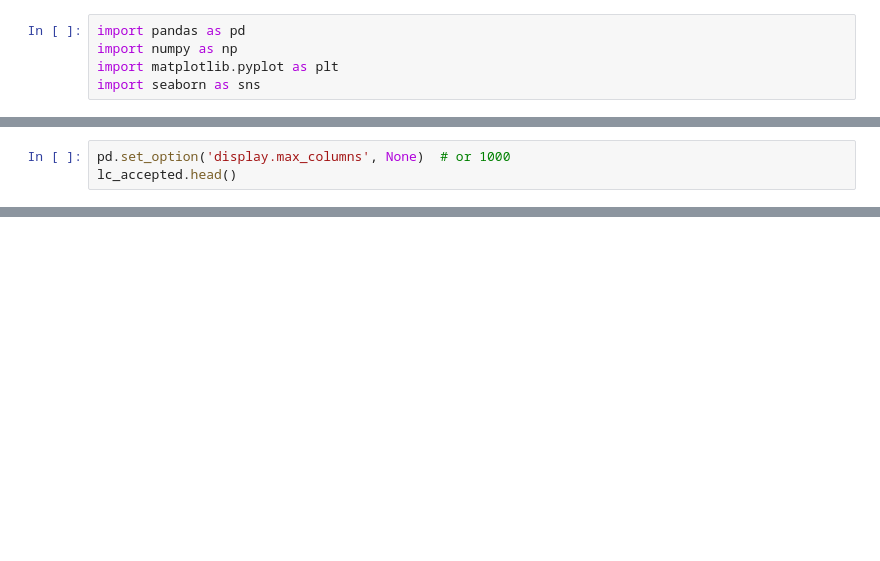
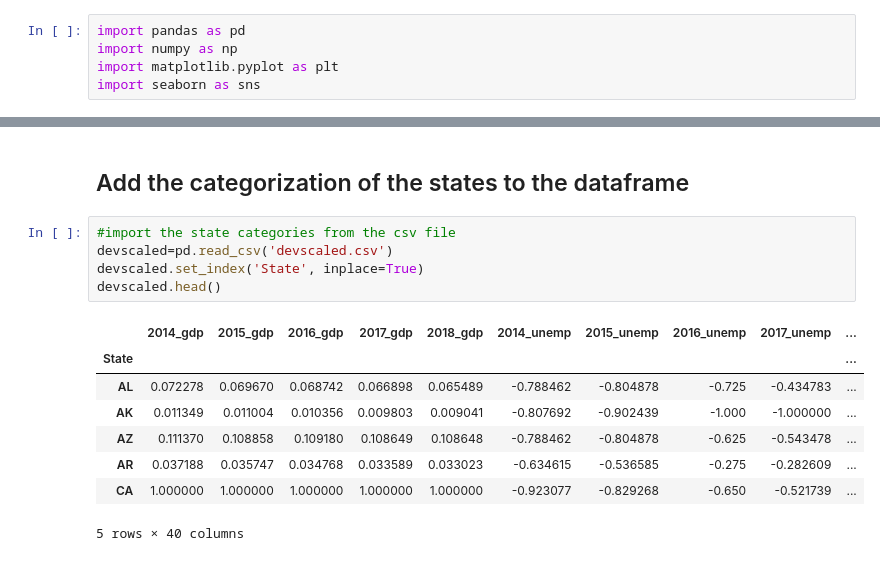
Before and after one commit to Ad1thya-R/CitadelSummerInvitational, a Jupyter notebook: Datathon/Experimentation.ipynb, the cells around one changed output, grey strips where cells are left out. Saved outputs shown, nothing was run; the diff lists cells and outputs as text; blank space fills up the shorter version.

```diff
--- a/Datathon/Experimentation.ipynb
+++ b/Datathon/Experimentation.ipynb
@@ -9,3 +20,0 @@ lc_rejected=pd.read_csv('lc_rejected_short.csv')
-# %%
-pd.set_option('display.max_columns', None)  # or 1000
-lc_accepted.head()
@@ -19 +161,17 @@ lc_accepted.head()
+# %% [markdown]
+## Add the categorization of the states to the dataframe
+# %%
+#import the state categories from the csv file
+devscaled=pd.read_csv('devscaled.csv')
+devscaled.set_index('State', inplace=True)
+devscaled.head()
+# %% [output]
+|  | 2014_gdp | 2015_gdp | 2016_gdp | 2017_gdp | 2018_gdp | 2014_unemp | 2015_unemp | 2016_unemp | 2017_unemp | ... |
+| State |  |  |  |  |  |  |  |  |  | ... |
+| AL | 0.072278 | 0.069670 | 0.068742 | 0.066898 | 0.065489 | -0.788462 | -0.804878 | -0.725 | -0.434783 | ... |
+| AK | 0.011349 | 0.011004 | 0.010356 | 0.009803 | 0.009041 | -0.807692 | -0.902439 | -1.000 | -1.000000 | ... |
+| AZ | 0.111370 | 0.108858 | 0.109180 | 0.108649 | 0.108648 | -0.788462 | -0.804878 | -0.625 | -0.543478 | ... |
+| AR | 0.037188 | 0.035747 | 0.034768 | 0.033589 | 0.033023 | -0.634615 | -0.536585 | -0.275 | -0.282609 | ... |
+| CA | 1.000000 | 1.000000 | 1.000000 | 1.000000 | 1.000000 | -0.923077 | -0.829268 | -0.650 | -0.521739 | ... |
+5 rows × 40 columns
 # %%
```
Also changed, not shown: parts of 20 cells of this notebook, 2 other files.
